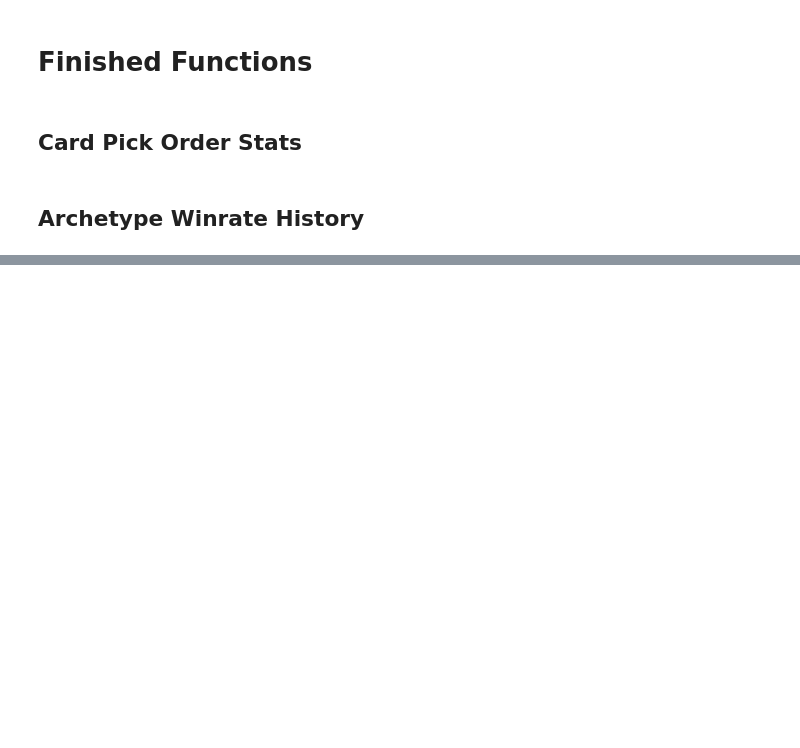
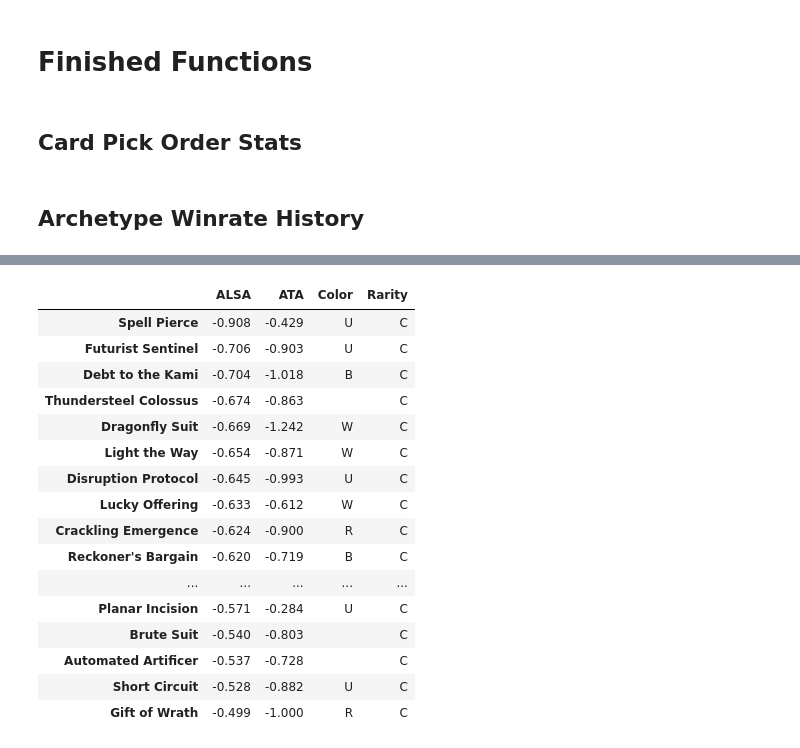
Before and after one commit to ZacharyMN709/DraftMetaReporter, a Jupyter notebook: Scratch.ipynb, the cells around one changed output, grey strips where cells are left out. Drawn from its saved outputs; the diff is of its cells as text; code cells hidden in the pictures; blank space fills up the shorter version.

```diff
--- a/Scratch.ipynb
+++ b/Scratch.ipynb
@@ -482,0 +424,20 @@ graph_archtype_winrates_frame('RW', 3)
+# %%
+commons.sort_values('ALSA', ascending=True).head(20)
+# %% [output]
+|  | ALSA | ATA | Color | Rarity |
+| Spell Pierce | -0.908 | -0.429 | U | C |
+| Futurist Sentinel | -0.706 | -0.903 | U | C |
+| Debt to the Kami | -0.704 | -1.018 | B | C |
+| Thundersteel Colossus | -0.674 | -0.863 |  | C |
+| Dragonfly Suit | -0.669 | -1.242 | W | C |
+| Light the Way | -0.654 | -0.871 | W | C |
+| Disruption Protocol | -0.645 | -0.993 | U | C |
+| Lucky Offering | -0.633 | -0.612 | W | C |
+| Crackling Emergence | -0.624 | -0.900 | R | C |
+| Reckoner's Bargain | -0.620 | -0.719 | B | C |
+| ... | ... | ... | ... | ... |
+| Planar Incision | -0.571 | -0.284 | U | C |
+| Brute Suit | -0.540 | -0.803 |  | C |
+| Automated Artificer | -0.537 | -0.728 |  | C |
+| Short Circuit | -0.528 | -0.882 | U | C |
+| Gift of Wrath | -0.499 | -1.000 | R | C |
```
Also changed, not shown: parts of 25 cells of this notebook, 1 other file.
